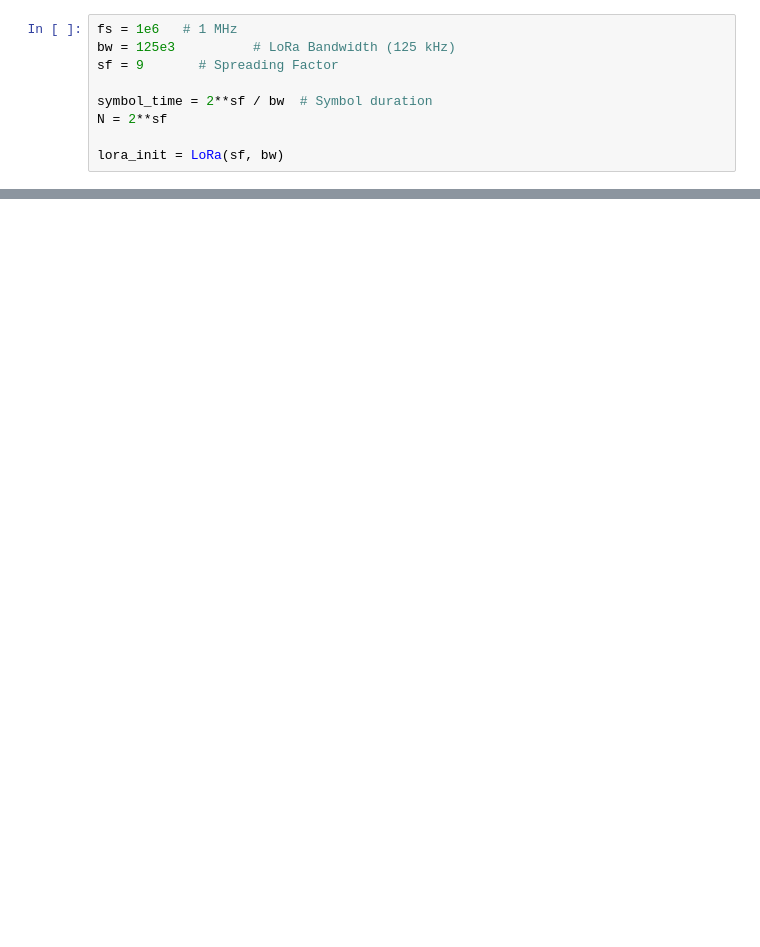
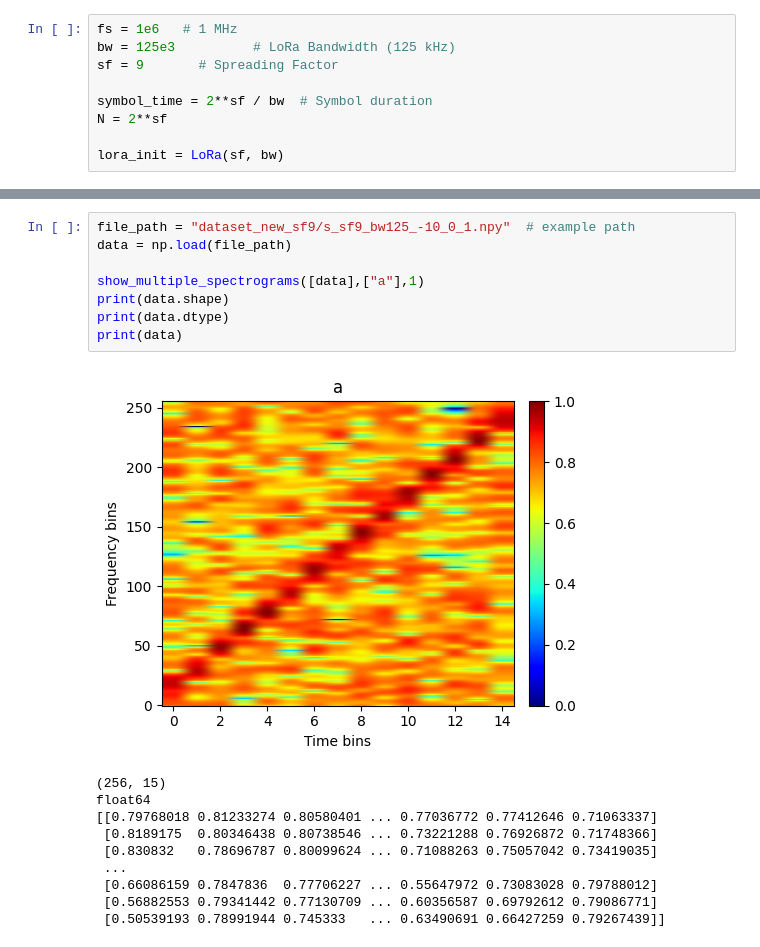
Before and after one commit to seanmantanhacker/INC-BAM, a Jupyter notebook: Model-experiment-1/generate.ipynb, the cells around one changed output, grey strips where cells are left out. Saved outputs shown, nothing was run; the diff lists cells and outputs as text; blank space fills up the shorter version.

```diff
--- a/Model-experiment-1/generate.ipynb
+++ b/Model-experiment-1/generate.ipynb
@@ -55,0 +62,19 @@ if (GEENRATE_):
+# %%
+file_path = "dataset_new_sf9/s_sf9_bw125_-10_0_1.npy"  # example path
+data = np.load(file_path)
+
+show_multiple_spectrograms([data],["a"],1)
+print(data.shape)
+print(data.dtype)
+print(data)
+# %% [output]
+[figure, added]
+(256, 15)
+float64
+[[0.79768018 0.81233274 0.80580401 ... 0.77036772 0.77412646 0.71063337]
+ [0.8189175  0.80346438 0.80738546 ... 0.73221288 0.76926872 0.71748366]
+ [0.830832   0.78696787 0.80099624 ... 0.71088263 0.75057042 0.73419035]
+ ...
+ [0.66086159 0.7847836  0.77706227 ... 0.55647972 0.73083028 0.79788012]
+ [0.56882553 0.79341442 0.77130709 ... 0.60356587 0.69792612 0.79086771]
+ [0.50539193 0.78991944 0.745333   ... 0.63490691 0.66427259 0.79267439]]
```
Also changed, not shown: parts of 3 cells of this notebook, 8 other files.
